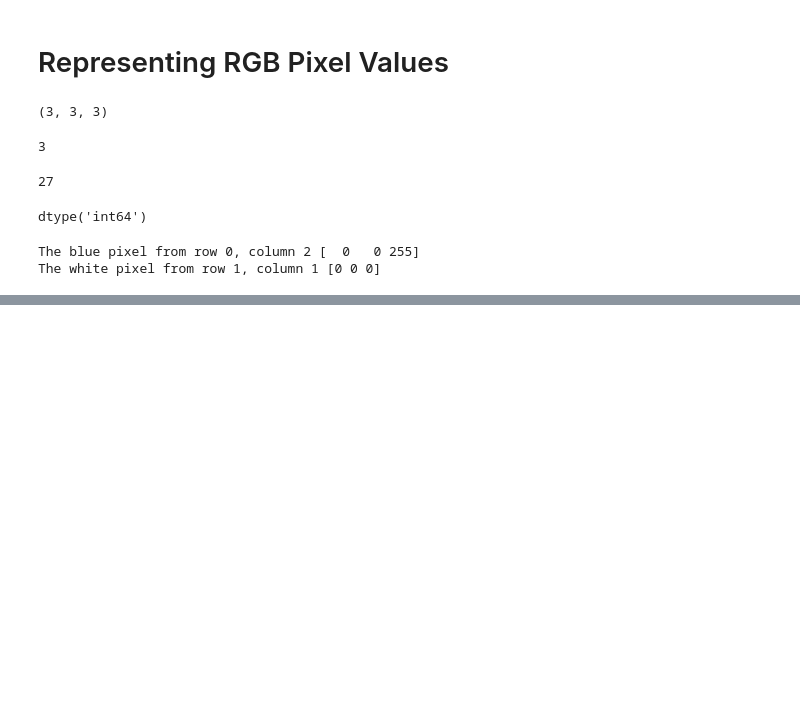
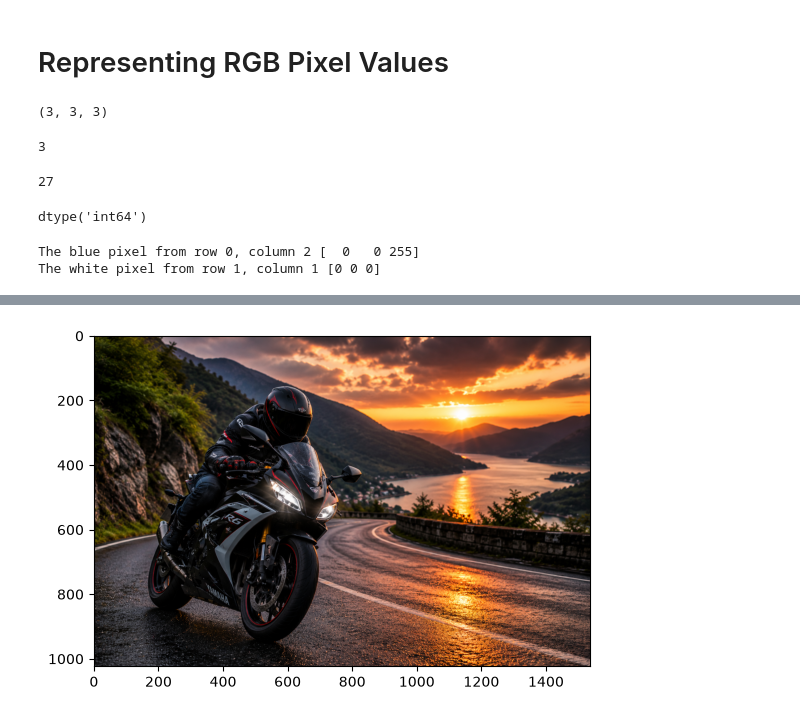
Before and after one commit to Anirudh-888/NumPy-Vision, a Jupyter notebook: Notebooks/01_image_as_an_NumPy_array.ipynb, the cells around one changed output, grey strips where cells are left out. Saved outputs shown, nothing was run; the diff lists cells and outputs as text; code cells hidden in the pictures; blank space fills up the shorter version.

Commit message:
feat: apply the concepts, working on a real image

```diff
--- a/Notebooks/01_image_as_an_NumPy_array.ipynb
+++ b/Notebooks/01_image_as_an_NumPy_array.ipynb
@@ -97,0 +122,8 @@ The white pixel from row 1, column 1 [0 0 0]
+# %%
+import numpy as np
+import matplotlib.pyplot as plt
+image=plt.imread("../Images/Input/motorcycle_original.png")
+plt.imshow(image)
+plt.show()
+# %% [output]
+[figure, added]
```
Also changed, not shown: parts of 10 cells of this notebook.
